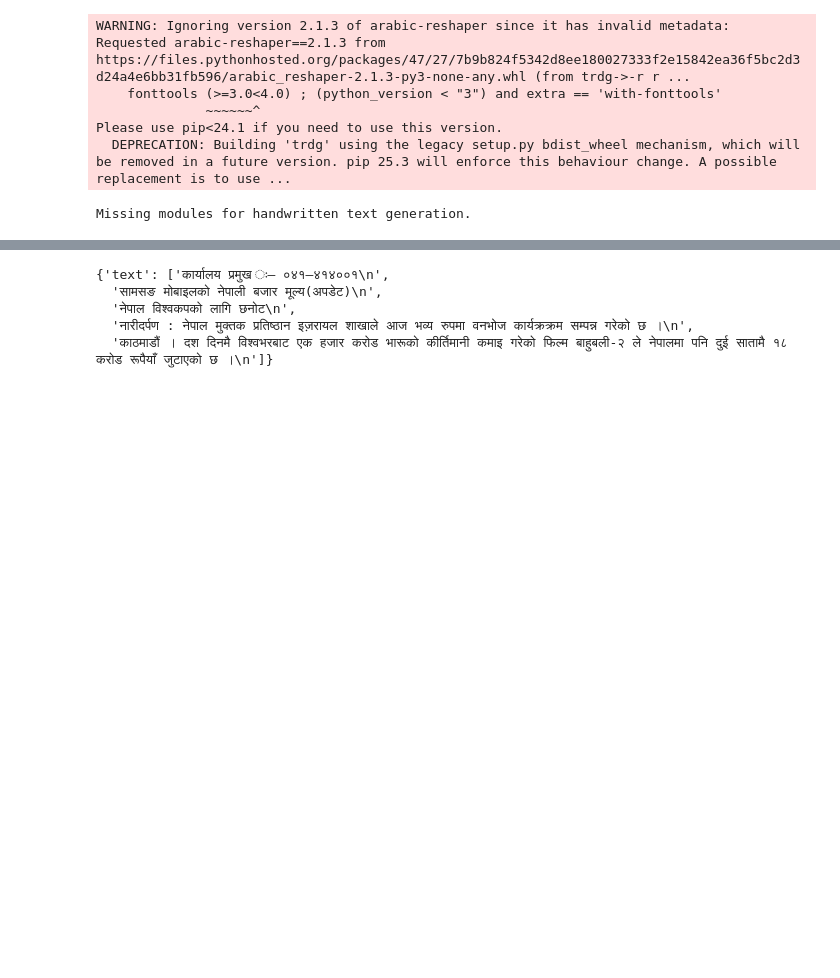
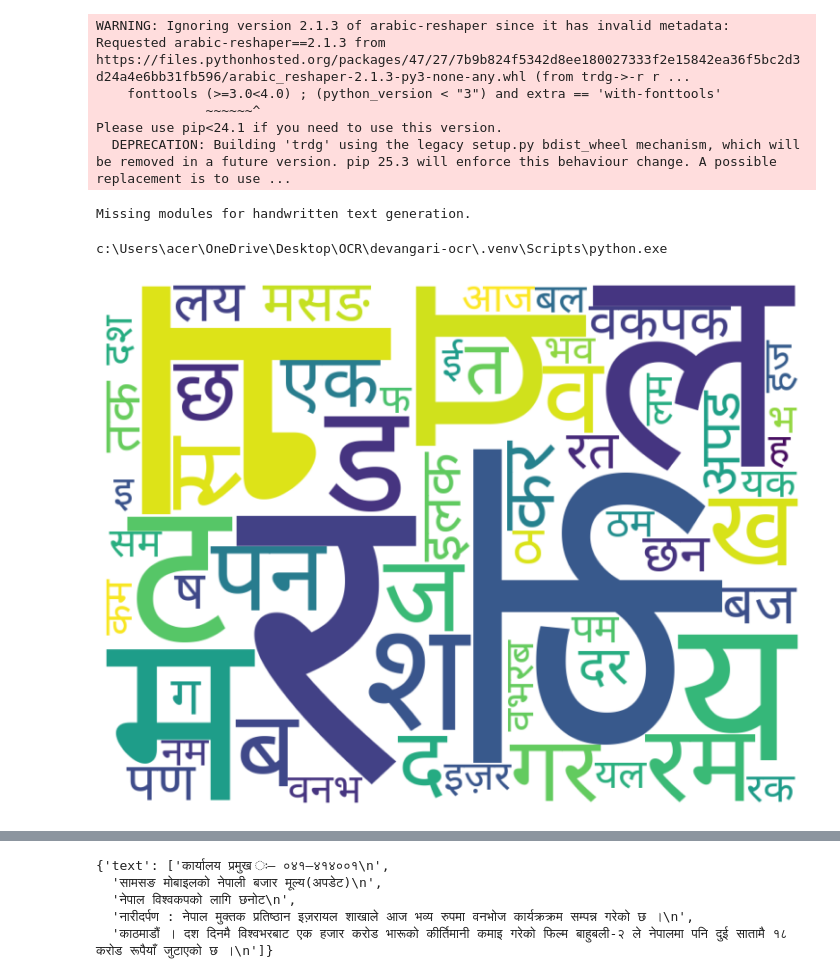
Before and after one commit to st126522-rgb/devangari-ocr, a Jupyter notebook: analysis.ipynb, the cells around one changed output, grey strips where cells are left out. Cells and saved outputs as stored; diff of their text form; code cells hidden in the pictures; blank space fills up the shorter version.

Commit message:
Dataset Cleaning

```diff
--- a/analysis.ipynb
+++ b/analysis.ipynb
@@ -72,6 +72,41 @@ import random
 import re #regular expressions
 # %% [output]
 Missing modules for handwritten text generation.
+# %%
+import sys
+print(sys.executable)
+# %% [output]
+c:\Users\acer\OneDrive\Desktop\OCR\devangari-ocr\.venv\Scripts\python.exe
 # %%
 # Load the NepaliText dataset
 dataset = load_dataset("Sakonii/nepalitext-language-model-dataset")
+# %%
+from wordcloud import WordCloud
+import matplotlib.pyplot as plt
+
+# Extract first 5 text samples (or use the entire dataset)
+train_data = dataset["train"]
+texts = train_data["text"][:5]
+
+# Join all text into one string
+full_text = " ".join(texts)
+
+# IMPORTANT: Use a font that supports Devanagari characters
+# Download a Devanagari-compatible font (e.g., "NotoSansDevanagari-Regular.ttf")
+font_path = r"fonts\NotoSansDevanagari-Regular.ttf"
+
+# Create the word cloud
+wc = WordCloud(
+    font_path=font_path,
+    width=800,
+    height=600,
+    background_color="white"
+).generate(full_text)
+
+# Display the cloud
+plt.figure(figsize=(10,7))
+plt.imshow(wc, interpolation='bilinear')
+plt.axis("off")
+plt.show()
+# %% [output]
+[figure, added]
```
Also changed, not shown: parts of 14 cells of this notebook, 32 other files.
